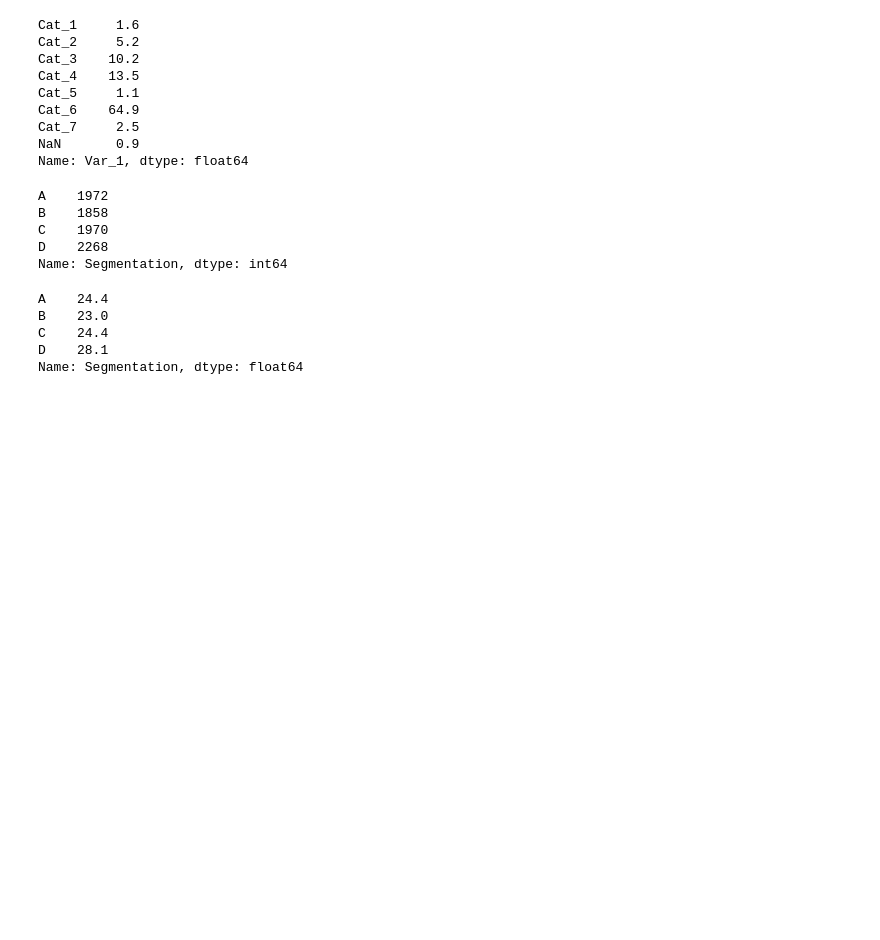
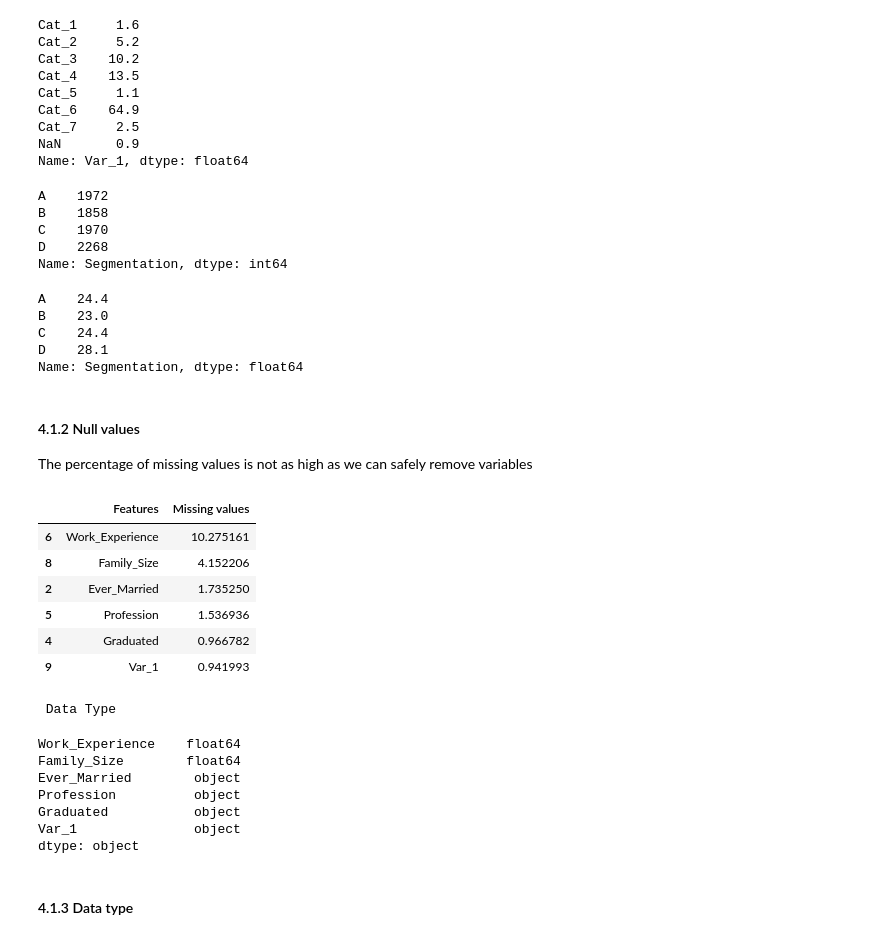
Before and after one commit to giannisbasa/Customer-Segmentation, a Jupyter notebook: 1. Coding/Customer_segmentation.ipynb, the cells around one changed output. Cells and saved outputs as stored; diff of their text form; code cells hidden in the pictures; blank space fills up the shorter version.

```diff
--- a/1. Coding/Customer_segmentation.ipynb
+++ b/1. Coding/Customer_segmentation.ipynb
@@ -370,3 +370,37 @@ B    23.0
 C    24.4
 D    28.1
 Name: Segmentation, dtype: float64
+# %% [markdown]
+#### 4.1.2 Null values
+The percentage of missing values is not as high as we can safely remove variables
+# %%
+# Create in dataframe format the prc of missing values
+prc_missing_1 = train.isnull().sum()*100/len(train)
+prc_missing_1_df = pd.DataFrame(prc_missing_1, columns=['Missing values'])
+prc_missing_1_df.index.name = 'Features'
+prc_missing_1_df = prc_missing_1_df.reset_index()
+prc_missing_1_df = prc_missing_1_df.loc[prc_missing_1_df['Missing values'] != 0].sort_values('Missing values', ascending=False)
+display(prc_missing_1_df)
+
+# Check data type
+print('\n','Data Type')
+prc_missing_1_df_col = prc_missing_1_df['Features'].to_list()
+display(train[prc_missing_1_df_col].dtypes)
+# %% [output]
+|  | Features | Missing values |
+| 6 | Work_Experience | 10.275161 |
+| 8 | Family_Size | 4.152206 |
+| 2 | Ever_Married | 1.735250 |
+| 5 | Profession | 1.536936 |
+| 4 | Graduated | 0.966782 |
+| 9 | Var_1 | 0.941993 |
+ Data Type
+Work_Experience    float64
+Family_Size        float64
+Ever_Married        object
+Profession          object
+Graduated           object
+Var_1               object
+dtype: object
+# %% [markdown]
+#### 4.1.3 Data type
```
Also changed, not shown: parts of 7 cells of this notebook.
